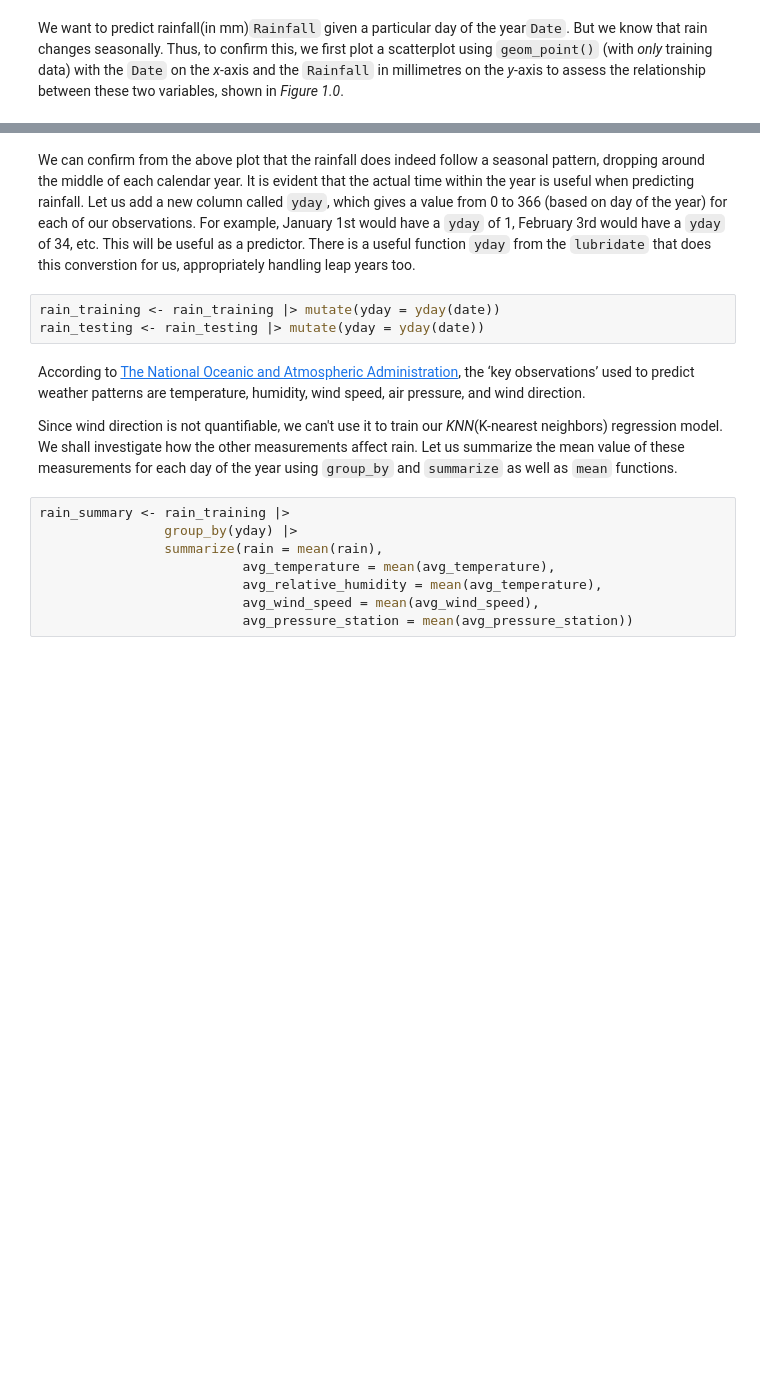
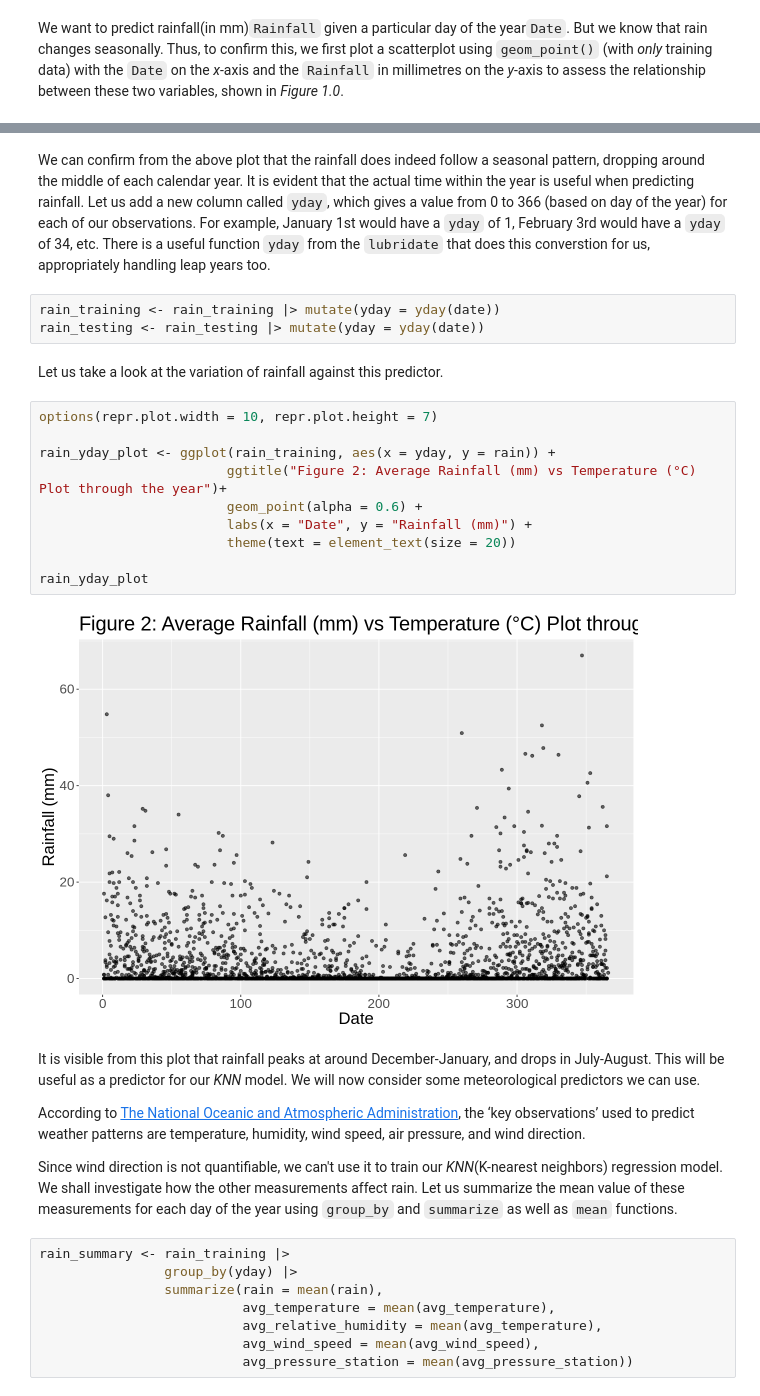
Before and after one commit to taimagher/Weather-Stats-Report, a Jupyter notebook: group78_report.ipynb, the cells around one changed output, grey strips where cells are left out. Cells and saved outputs as stored; diff of their text form; blank space fills up the shorter version.

```diff
--- a/group78_report.ipynb
+++ b/group78_report.ipynb
@@ -133,11 +115,27 @@ rain_over_time_plot
 [figure]
 # %% [markdown]
 We can confirm from the above plot that the rainfall does indeed follow a seasonal pattern, dropping around the middle of each calendar year. It is evident that the actual time within the year is useful when predicting rainfall.
-Let us add a new column called `yday`, which gives a value from 0 to 366 (based on day of the year) for each of our observations. For example, January 1st would have a `yday` of 1, February 3rd would have a `yday` of 34, etc. This will be useful as a predictor. There is a useful function `yday` from the `lubridate` that does this converstion for us, appropriately handling leap years too.
+Let us add a new column called `yday`, which gives a value from 0 to 366 (based on day of the year) for each of our observations. For example, January 1st would have a `yday` of 1, February 3rd would have a `yday` of 34, etc. There is a useful function `yday` from the `lubridate` that does this converstion for us, appropriately handling leap years too.
 # %%
 rain_training <- rain_training |> mutate(yday = yday(date))
 rain_testing <- rain_testing |> mutate(yday = yday(date))
+# %% [markdown]
+Let us take a look at the variation of rainfall against this predictor.
+# %%
+options(repr.plot.width = 10, repr.plot.height = 7)
+
+rain_yday_plot <- ggplot(rain_training, aes(x = yday, y = rain)) +
+                        ggtitle("Figure 2: Average Rainfall (mm) vs Temperature (°C) Plot through the year")+
+                        geom_point(alpha = 0.6) +
+                        labs(x = "Date", y = "Rainfall (mm)") +
+                        theme(text = element_text(size = 20))
+
+rain_yday_plot
+# %% [output]
+[figure, added]
 # %% [markdown]
+It is visible from this plot that rainfall peaks at around December-January, and drops in July-August. This will be useful as a predictor for our _KNN_ model. We will now consider some meteorological predictors we can use.
+
 According to [The National Oceanic and Atmospheric Administration](https://www.noaa.gov/education/resource-collections/weather-atmosphere/weather-observations#:~:text=Temperature%2C%20humidity%2C%20precipitation%2C%20air,first%20weather%20observations%20were%20recorded), the ‘key observations’ used to predict weather patterns are temperature, humidity, wind speed, air pressure, and wind direction.
 
 Since wind direction is not quantifiable, we can't use it to train our _KNN_(K-nearest neighbors) regression model. We shall investigate how the other measurements affect rain. Let us summarize the mean value of these measurements for each day of the year using `group_by` and `summarize` as well as `mean` functions.
```
Also changed, not shown: parts of 10 cells of this notebook.
